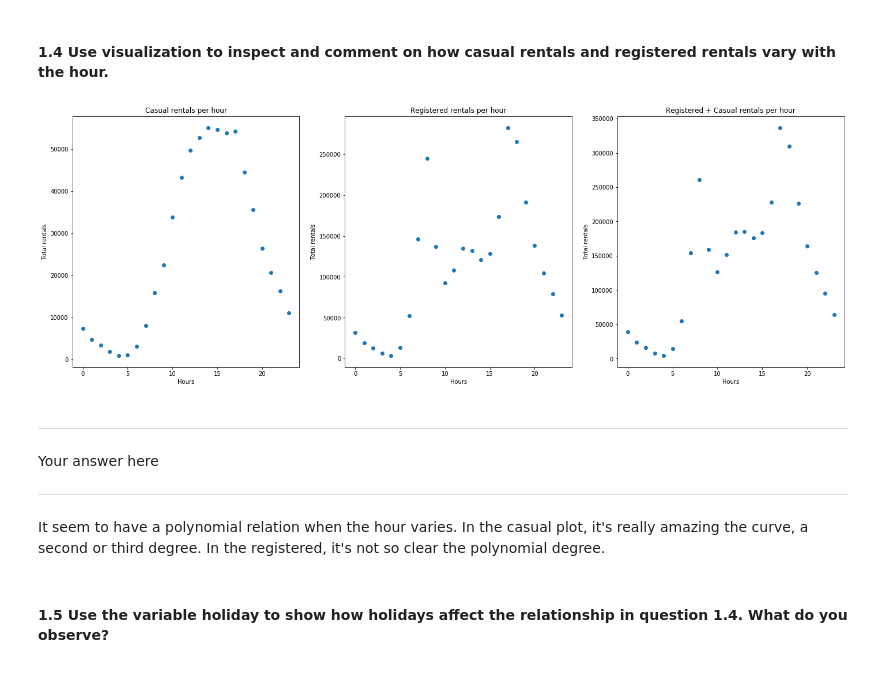
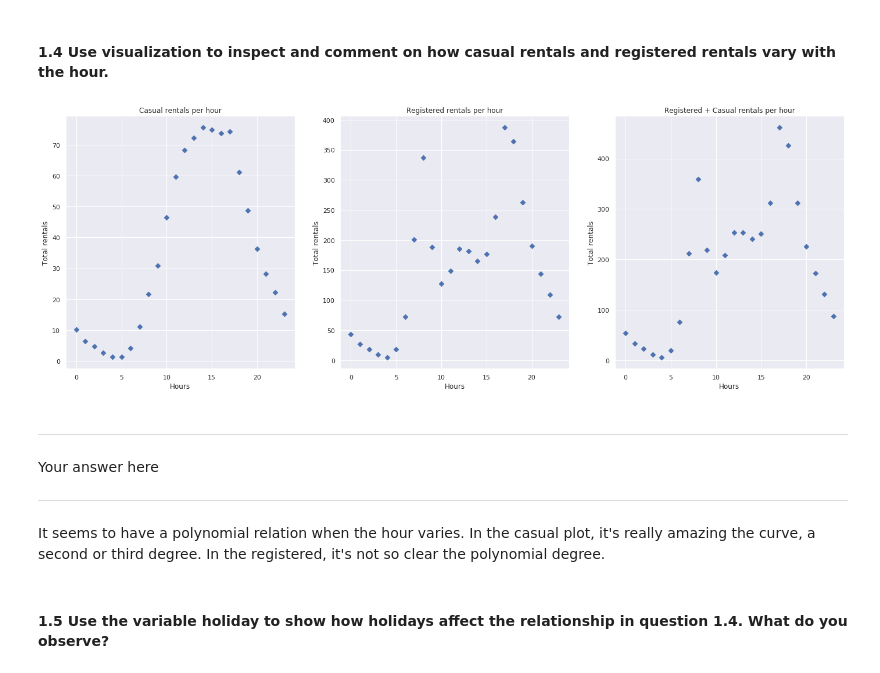
Before and after one commit to lucasmoschen/data-science-fundamentals, a Jupyter notebook: homeworks/cs109a_hw3/cs109a_hw3.ipynb, the cells around one changed output. Saved outputs shown, nothing was run; the diff lists cells and outputs as text; code cells hidden in the pictures.

```diff
--- a/homeworks/cs109a_hw3/cs109a_hw3.ipynb
+++ b/homeworks/cs109a_hw3/cs109a_hw3.ipynb
@@ -59,6 +59,7 @@ import seaborn as sns
 import warnings
 
 warnings.filterwarnings("ignore")
+sns.set(style = 'darkgrid')
 
 %matplotlib inline
 # %% [markdown]
@@ -164,30 +165,30 @@ bikes_df['counts'] = bikes_df['dteday'].apply(counts_func)
 # %% [markdown]
 #### 1.4 Use visualization to inspect and comment on how casual rentals and registered rentals vary with the hour.
 # %%
-hour_casual = bikes_df.groupby('hour')['casual'].sum()
-hour_registered = bikes_df.groupby('hour')['registered'].sum()
+hour_casual = bikes_df.groupby('hour')['casual'].mean()
+hour_registered = bikes_df.groupby('hour')['registered'].mean()
 
 fig, ax = plt.subplots(1,3,figsize = (24,8))
-ax[0].scatter(hour_casual.index, hour_casual)
+ax[0].scatter(hour_casual.index, hour_casual, marker = 'D')
 ax[0].set_title('Casual rentals per hour')
 ax[0].set_ylabel('Total rentals')
 ax[0].set_xlabel('Hours')
-ax[1].scatter(hour_registered.index, hour_registered)
+ax[1].scatter(hour_registered.index, hour_registered, marker = 'D')
 ax[1].set_title('Registered rentals per hour')
 ax[1].set_ylabel('Total rentals')
 ax[1].set_xlabel('Hours')
-ax[2].scatter(hour_registered.index, hour_registered + hour_casual)
+ax[2].scatter(hour_registered.index, hour_registered + hour_casual, marker = 'D')
 ax[2].set_title('Registered + Casual rentals per hour')
 ax[2].set_ylabel('Total rentals')
 ax[2].set_xlabel('Hours')
 plt.show()
 # %% [output]
-[figure, old version]
+[figure, new version]
 # %% [markdown]
 <HR>
 Your answer here<HR>
 
-It seem to have a polynomial relation when the hour varies. In the casual plot, it's really amazing the curve, a second or third degree. In the registered, it's not so clear the polynomial degree.
+It seems to have a polynomial relation when the hour varies. In the casual plot, it's really amazing the curve, a second or third degree. In the registered, it's not so clear the polynomial degree.
 # %% [markdown]
 #### 1.5 Use the variable holiday to show how holidays affect the relationship in question 1.4. What do you observe?
 # %%
```
Also changed, not shown: parts of 22 cells of this notebook.
